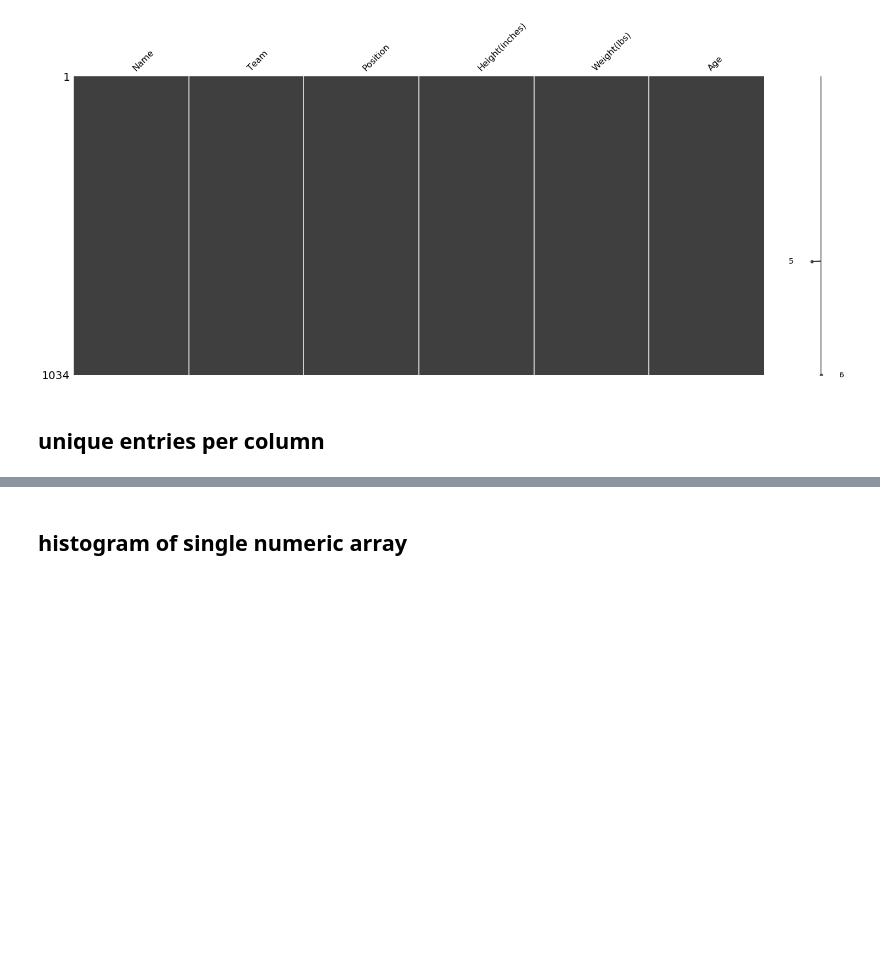
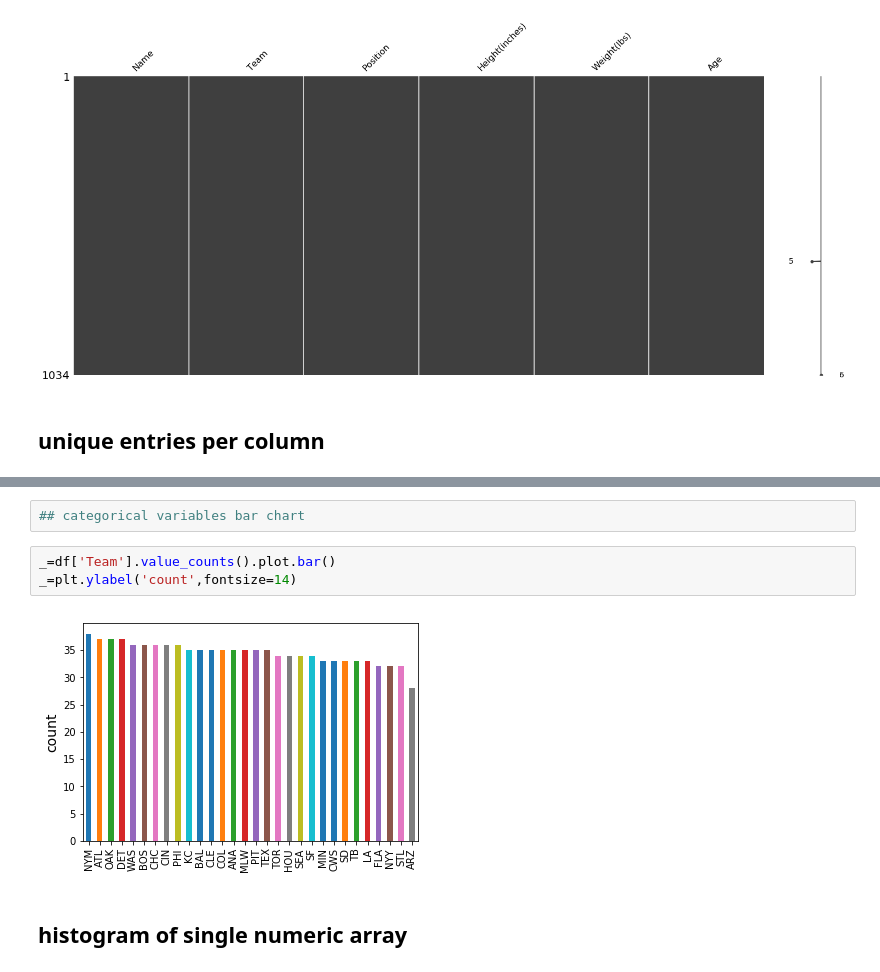
Before and after one commit to umbcdata601/fall2018, a Jupyter notebook: jupyter_notebooks/all characterization attacks on a dataframe.ipynb, the cells around one changed output, grey strips where cells are left out. Cells and saved outputs as stored; diff of their text form; blank space fills up the shorter version.

```diff
--- a/jupyter_notebooks/all characterization attacks on a dataframe.ipynb
+++ b/jupyter_notebooks/all characterization attacks on a dataframe.ipynb
@@ -286,6 +325,13 @@ Ivan Rodriguez    1
 31.68    1
 30.39    1
 36.91    1
+# %%
+## categorical variables bar chart
+# %%
+_=df['Team'].value_counts().plot.bar()
+_=plt.ylabel('count',fontsize=14)
+# %% [output]
+[figure, added]
 # %% [markdown]
 ## histogram of single numeric array
 # %%
```
Also changed, not shown: parts of 18 cells of this notebook, 3 other files.
